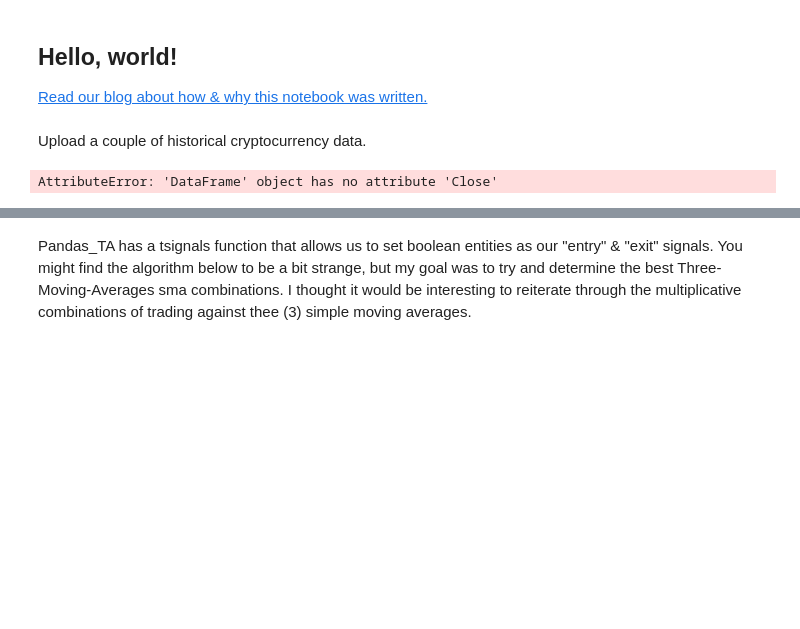
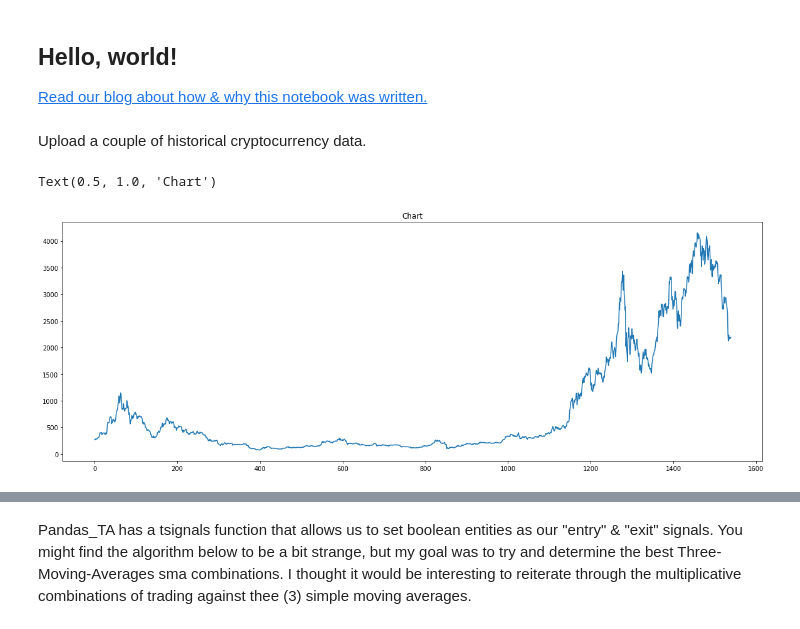
Before and after one commit to DaScient/SuperTrendTradingBot, a Jupyter notebook: 3-simple-moving-averages-performance-testing.ipynb, the cells around one changed output, grey strips where cells are left out. Drawn from its saved outputs; the diff is of its cells as text; code cells hidden in the pictures; blank space fills up the shorter version.

```diff
--- a/3-simple-moving-averages-performance-testing.ipynb
+++ b/3-simple-moving-averages-performance-testing.ipynb
@@ -42,13 +42,14 @@ Upload a couple of historical cryptocurrency data.
 # %%
 btc = pd.read_csv('../input/top-8-crypto-currency-data/BTC-EUR.csv')
 eth = pd.read_csv('../input/top-8-crypto-currency-data/ETH-EUR.csv')
 
 # live
-btc_live = pd.read_csv('https://www.cryptodatadownload.com/cdd/Binance_BTCUSDT_1h.csv')
+btc_live = pd.read_csv('https://www.cryptodatadownload.com/cdd/Binance_BTCUSDT_1h.csv',header=0)
 
-# look at last 500 - Ethereum closePrice - over time
-btc_live.Close.plot(figsize=(20,7))
-plt.title("btc_live")
+# historical
+eth.Close.plot(figsize=(20,7))
+plt.title("Chart")
 # %% [output]
-AttributeError: 'DataFrame' object has no attribute 'Close'
+Text(0.5, 1.0, 'Chart')
+[figure, added]
 # %%
```
Also changed, not shown: parts of 2 cells of this notebook.
